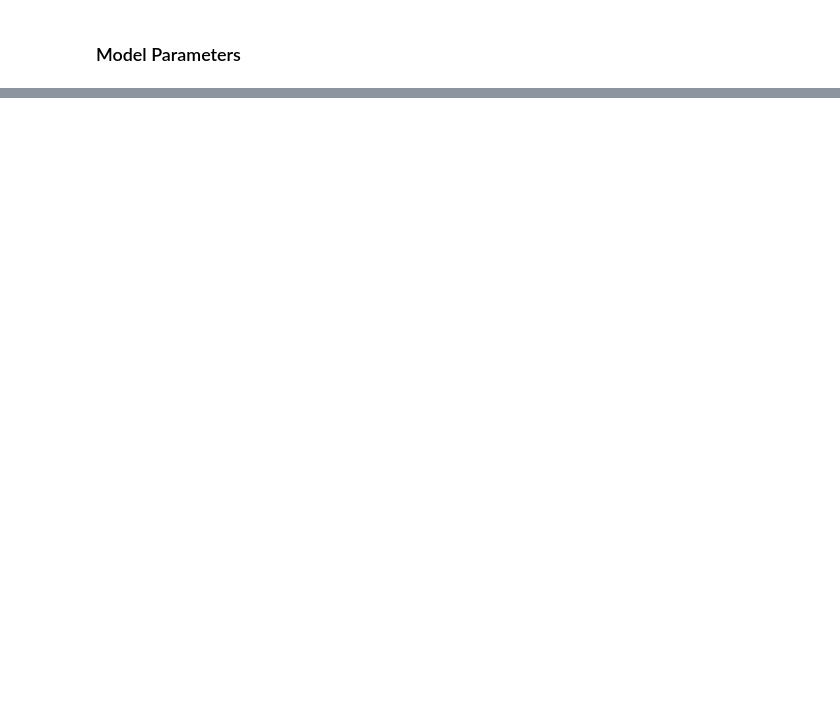
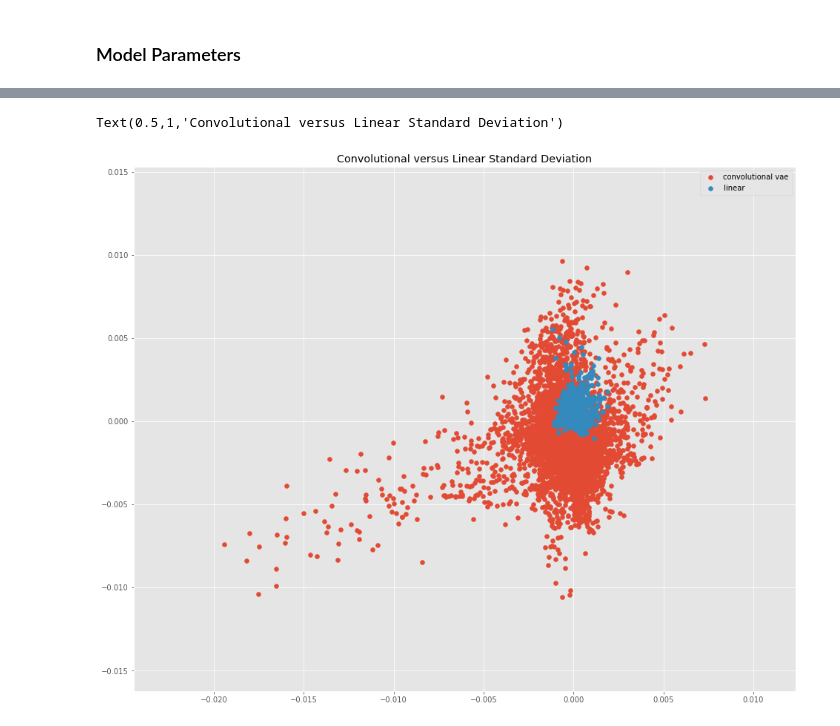
Before and after one commit to gandhiy/variational_inference, a Jupyter notebook: VAE MNIST.ipynb, the cells around one changed output, grey strips where cells are left out. Saved outputs shown, nothing was run; the diff lists cells and outputs as text; code cells hidden in the pictures; blank space fills up the shorter version.

```diff
--- a/VAE MNIST.ipynb
+++ b/VAE MNIST.ipynb
@@ -160,0 +212,9 @@ plt.imshow(figure)
+# %%
+plt.figure(figsize=(16,13))
+plt.scatter(conv_sig[:,0], conv_sig[:,1], label='convolutional vae')
+plt.scatter(lin_sig[:,0], lin_sig[:,1], label='linear')
+plt.legend()
+plt.title("Convolutional versus Linear Standard Deviation")
+# %% [output]
+Text(0.5,1,'Convolutional versus Linear Standard Deviation')
+[figure, added]
```
Also changed, not shown: parts of 28 cells of this notebook, 2 other files.
